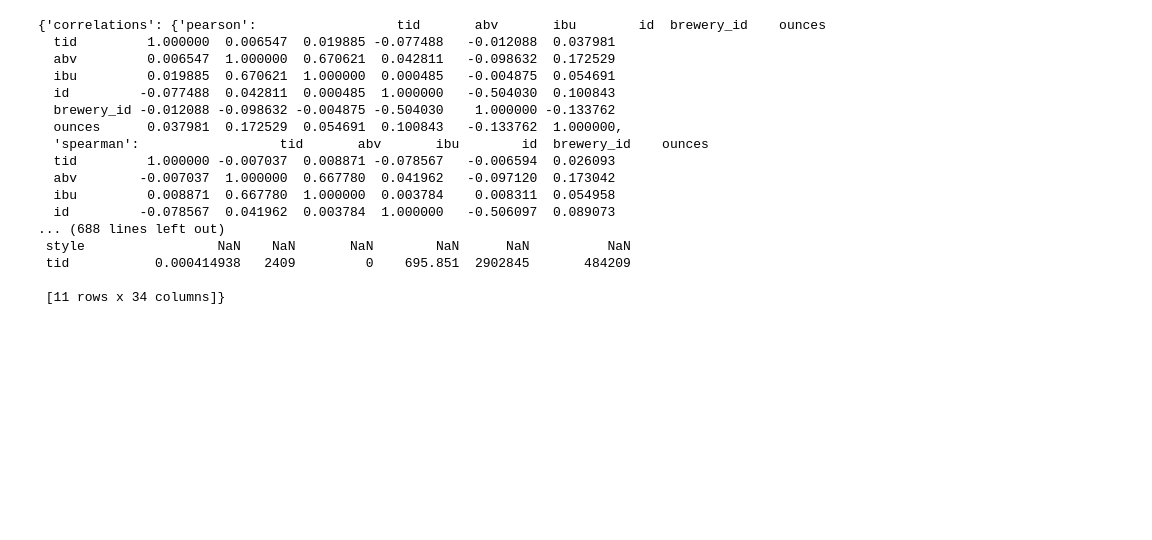
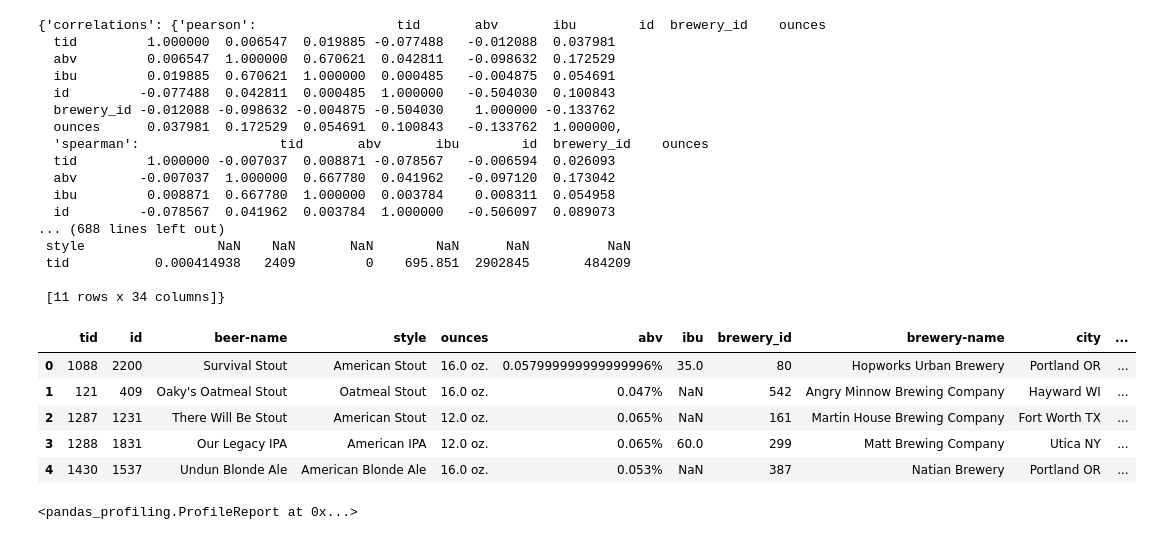
Before and after one commit to visenger/Prada, a Jupyter notebook: pandas-profiling/Profiling.ipynb, the cells around one changed output. Drawn from its saved outputs; the diff is of its cells as text; code cells hidden in the pictures; blank space fills up the shorter version.

Commit message:
profiling dirty data

```diff
--- a/pandas-profiling/Profiling.ipynb
+++ b/pandas-profiling/Profiling.ipynb
@@ -106,3 +106,17 @@ description
  tid           0.000414938   2409         0    695.851  2902845       484209
 
  [11 rows x 34 columns]}
+# %%
+dirty_beers_breweries = pd.read_csv("data/dirty-beers-and-breweries.csv")
+dirty_beers_breweries.head()
+# %% [output]
+|  | tid | id | beer-name | style | ounces | abv | ibu | brewery_id | brewery-name | city | ... |
+| 0 | 1088 | 2200 | Survival Stout | American Stout | 16.0 oz. | 0.057999999999999996% | 35.0 | 80 | Hopworks Urban Brewery | Portland OR | ... |
+| 1 | 121 | 409 | Oaky's Oatmeal Stout | Oatmeal Stout | 16.0 oz. | 0.047% | NaN | 542 | Angry Minnow Brewing Company | Hayward WI | ... |
+| 2 | 1287 | 1231 | There Will Be Stout | American Stout | 12.0 oz. | 0.065% | NaN | 161 | Martin House Brewing Company | Fort Worth TX | ... |
+| 3 | 1288 | 1831 | Our Legacy IPA | American IPA | 12.0 oz. | 0.065% | 60.0 | 299 | Matt Brewing Company | Utica NY | ... |
+| 4 | 1430 | 1537 | Undun Blonde Ale | American Blonde Ale | 16.0 oz. | 0.053% | NaN | 387 | Natian Brewery | Portland OR | ... |
+# %%
+pf.ProfileReport(dirty_beers_breweries)
+# %% [output]
+<pandas_profiling.ProfileReport at 0x...>
```
Also changed, not shown: parts of 1 cell of this notebook, 2 other files.
